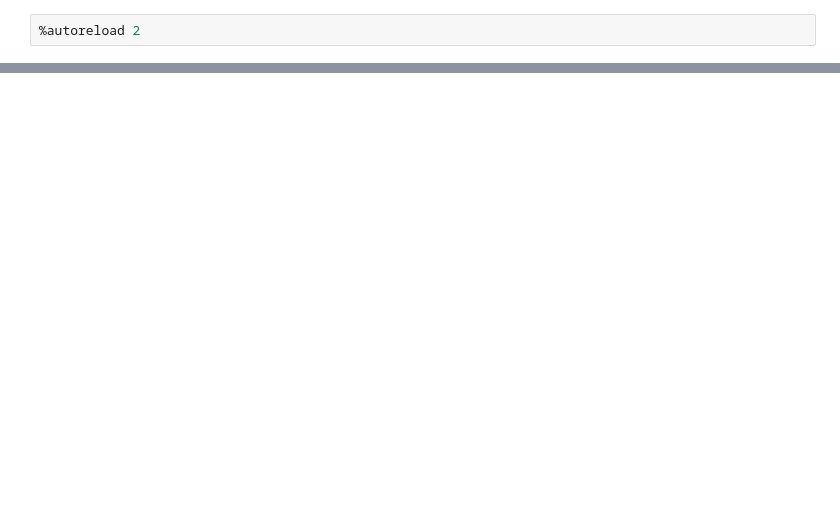
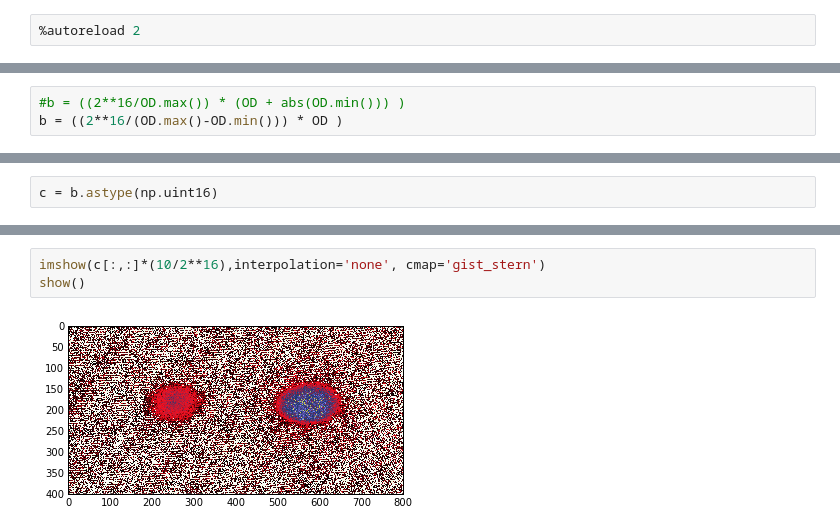
Before and after one commit to BEC-Trento/camera1, a Jupyter notebook: python/read-ppm-coriander-files.ipynb, the cells around one changed output, grey strips where cells are left out. Cells and saved outputs as stored; diff of their text form; blank space fills up the shorter version.

Commit message:
First live of mainTest was Ok, implement the correct coding of OD in uint16

```diff
--- a/python/read-ppm-coriander-files.ipynb
+++ b/python/read-ppm-coriander-files.ipynb
@@ -66,0 +112,3 @@ ax1.plot(OD.sum(0))
+# %%
+#b = ((2**16/OD.max()) * (OD + abs(OD.min())) )
+b = ((2**16/(OD.max()-OD.min())) * OD )
@@ -66,0 +139,2 @@ ax1.plot(OD.sum(0))
+# %%
+c = b.astype(np.uint16)
@@ -66,0 +164,5 @@ ax1.plot(OD.sum(0))
+# %%
+imshow(c[:,:]*(10/2**16),interpolation='none', cmap='gist_stern')
+show()
+# %% [output]
+[figure, added]
```
Also changed, not shown: parts of 15 cells of this notebook, 13 other files.
